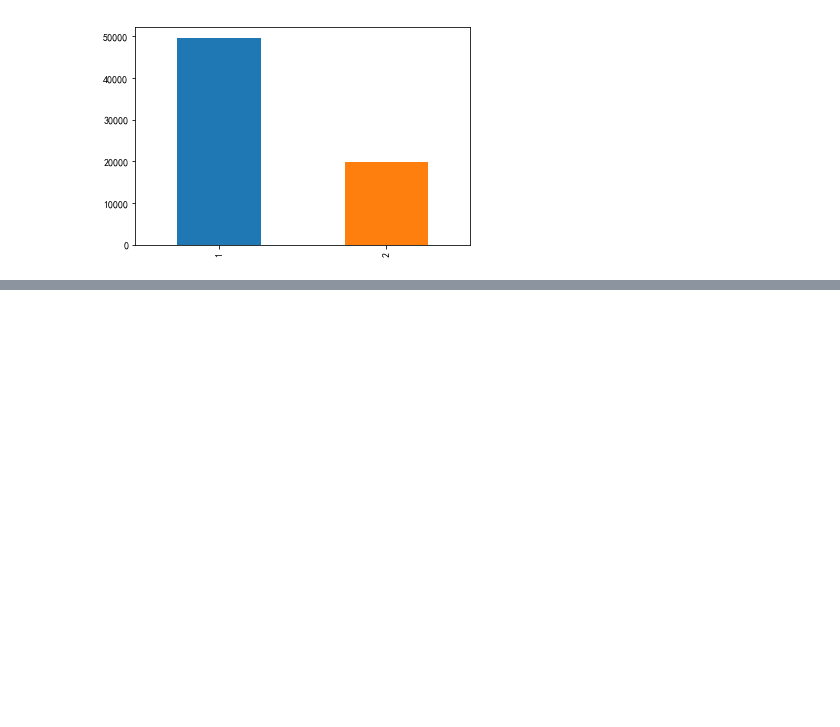
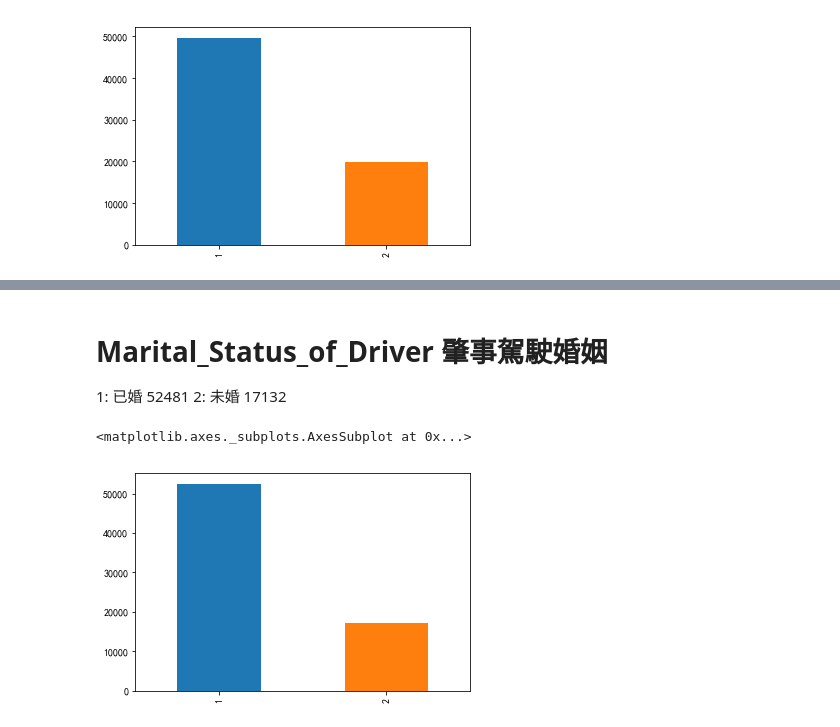
Before and after one commit to taipingeric/tbddd, a Jupyter notebook: EDA.ipynb, the cells around one changed output, grey strips where cells are left out. Saved outputs shown, nothing was run; the diff lists cells and outputs as text; code cells hidden in the pictures; blank space fills up the shorter version.

```diff
--- a/EDA.ipynb
+++ b/EDA.ipynb
@@ -486,0 +509,9 @@ df_claim['Driver\'s_Gender'].value_counts().plot(kind='bar')
+# %% [markdown]
+# Marital_Status_of_Driver 肇事駕駛婚姻
+1: 已婚 52481
+2: 未婚 17132
+# %%
+df_claim['Marital_Status_of_Driver'].value_counts().plot(kind='bar')
+# %% [output]
+<matplotlib.axes._subplots.AxesSubplot at 0x...>
+[figure, added]
```
Also changed, not shown: parts of 11 cells of this notebook.
